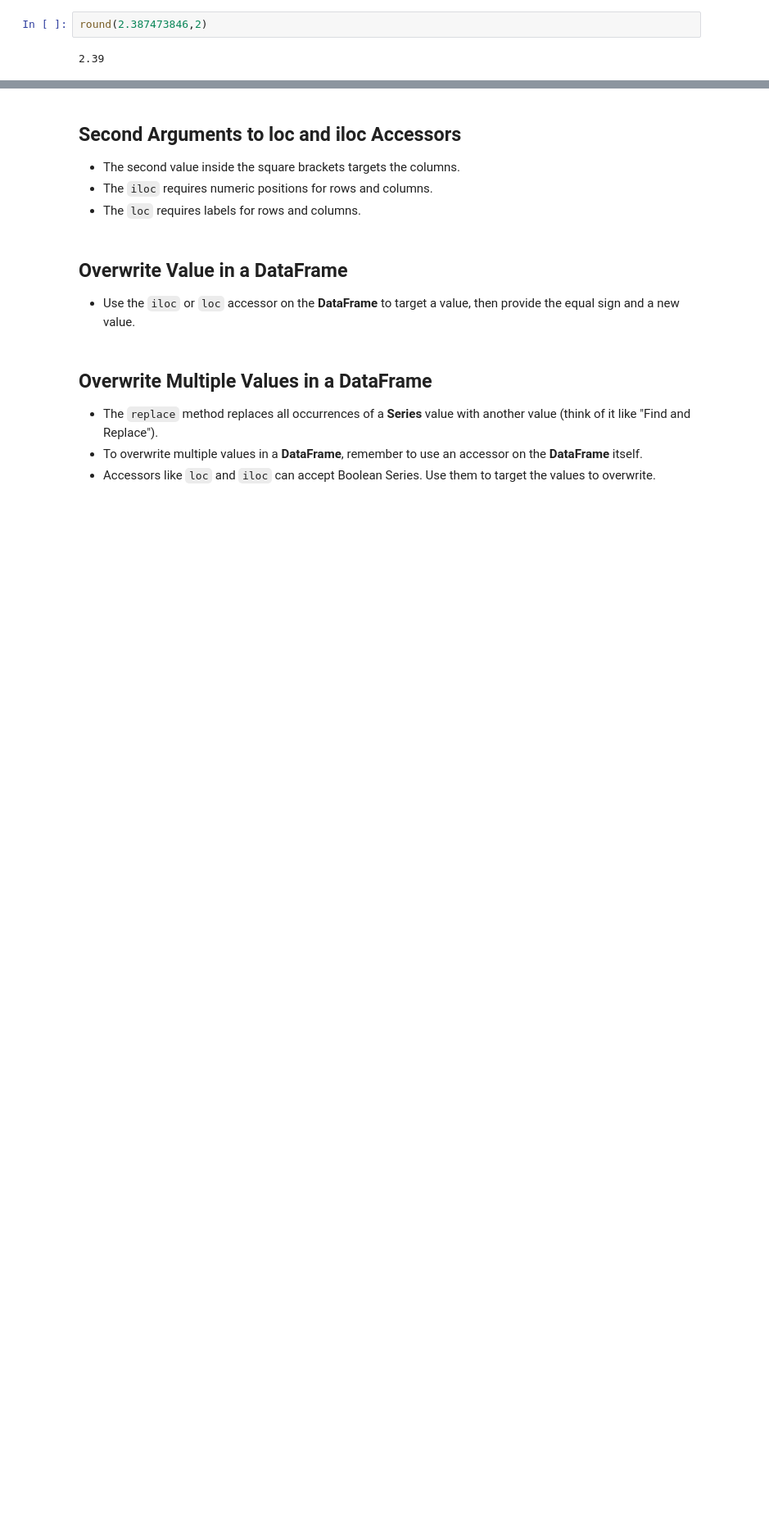
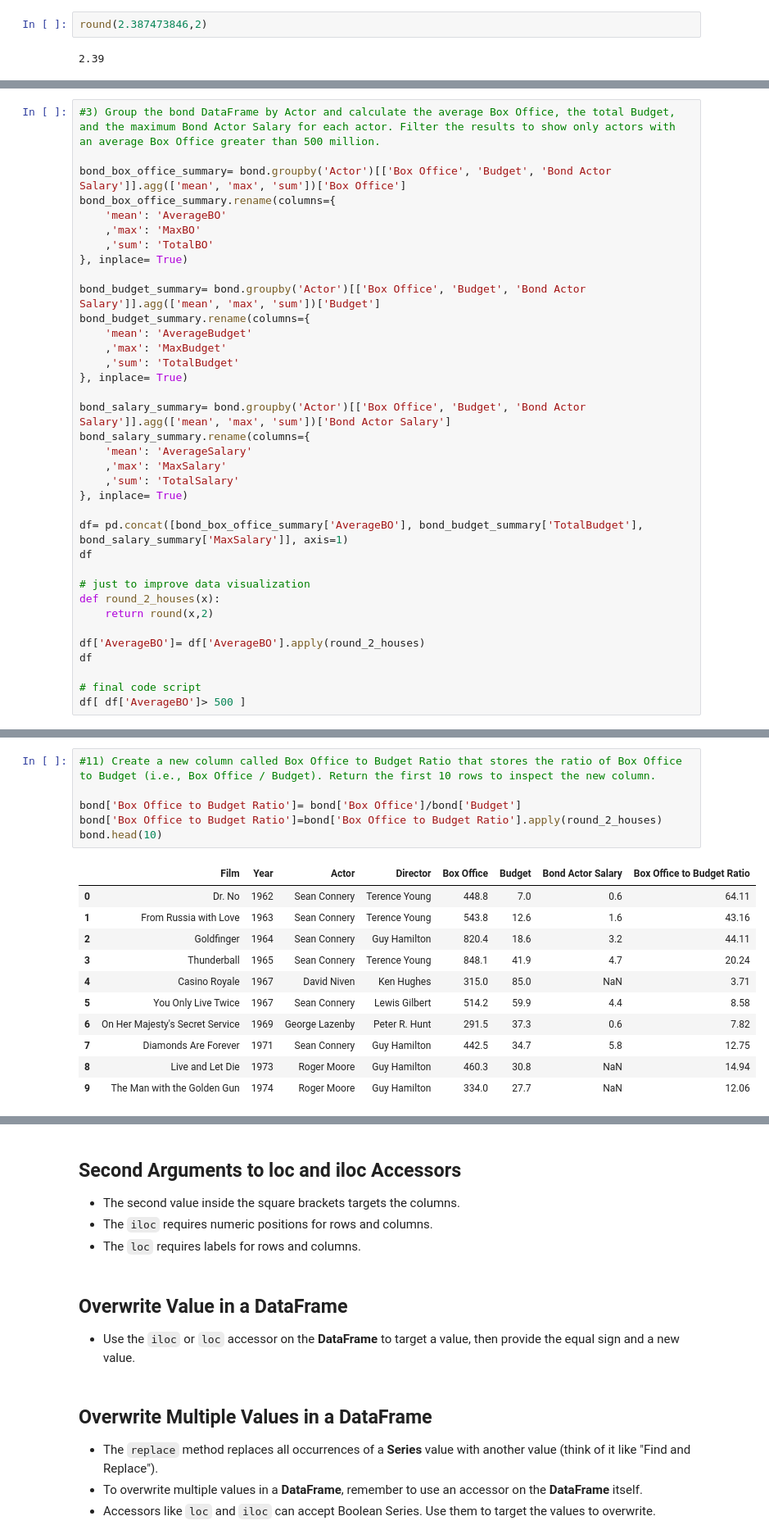
Before and after one commit to Lucas01iveira/Data-Engineering, a Jupyter notebook: Data Analysis with Pandas and Python/materials/pandas/Incomplete/06 - DataFrames III - Data Extraction.ipynb, the cells around one changed output, grey strips where cells are left out. Shown: that part at 82% size. Saved outputs shown, nothing was run; the diff lists cells and outputs as text; blank space fills up the shorter version.

```diff
--- a/Data Analysis with Pandas and Python/materials/pandas/Incomplete/06 - DataFrames III - Data Extraction.ipynb
+++ b/Data Analysis with Pandas and Python/materials/pandas/Incomplete/06 - DataFrames III - Data Extraction.ipynb
@@ -322,0 +323,36 @@ bond.iloc[ (bond['Box Office'] > box_office_mean).index ][['Film', 'Year', 'Box
+# %%
+#3) Group the bond DataFrame by Actor and calculate the average Box Office, the total Budget, and the maximum Bond Actor Salary for each actor. Filter the results to show only actors with an average Box Office greater than 500 million.
+
+bond_box_office_summary= bond.groupby('Actor')[['Box Office', 'Budget', 'Bond Actor Salary']].agg(['mean', 'max', 'sum'])['Box Office']
+bond_box_office_summary.rename(columns={
+    'mean': 'AverageBO'
+    ,'max': 'MaxBO'
+    ,'sum': 'TotalBO'
+}, inplace= True)
+
+bond_budget_summary= bond.groupby('Actor')[['Box Office', 'Budget', 'Bond Actor Salary']].agg(['mean', 'max', 'sum'])['Budget']
+bond_budget_summary.rename(columns={
+    'mean': 'AverageBudget'
+    ,'max': 'MaxBudget'
+    ,'sum': 'TotalBudget'
+}, inplace= True)
+
+bond_salary_summary= bond.groupby('Actor')[['Box Office', 'Budget', 'Bond Actor Salary']].agg(['mean', 'max', 'sum'])['Bond Actor Salary']
+bond_salary_summary.rename(columns={
+    'mean': 'AverageSalary'
+    ,'max': 'MaxSalary'
+    ,'sum': 'TotalSalary'
+}, inplace= True)
+
+df= pd.concat([bond_box_office_summary['AverageBO'], bond_budget_summary['TotalBudget'], bond_salary_summary['MaxSalary']], axis=1)
+df
+
+# just to improve data visualization
+def round_2_houses(x):
+    return round(x,2)
+
+df['AverageBO']= df['AverageBO'].apply(round_2_houses)
+df
+
+# final code script
+df[ df['AverageBO']> 500 ]
@@ -322,0 +481,18 @@ bond.iloc[ (bond['Box Office'] > box_office_mean).index ][['Film', 'Year', 'Box
+# %%
+#11) Create a new column called Box Office to Budget Ratio that stores the ratio of Box Office to Budget (i.e., Box Office / Budget). Return the first 10 rows to inspect the new column.
+
+bond['Box Office to Budget Ratio']= bond['Box Office']/bond['Budget']
+bond['Box Office to Budget Ratio']=bond['Box Office to Budget Ratio'].apply(round_2_houses)
+bond.head(10)
+# %% [output]
+|  | Film | Year | Actor | Director | Box Office | Budget | Bond Actor Salary | Box Office to Budget Ratio |
+| 0 | Dr. No | 1962 | Sean Connery | Terence Young | 448.8 | 7.0 | 0.6 | 64.11 |
+| 1 | From Russia with Love | 1963 | Sean Connery | Terence Young | 543.8 | 12.6 | 1.6 | 43.16 |
+| 2 | Goldfinger | 1964 | Sean Connery | Guy Hamilton | 820.4 | 18.6 | 3.2 | 44.11 |
+| 3 | Thunderball | 1965 | Sean Connery | Terence Young | 848.1 | 41.9 | 4.7 | 20.24 |
+| 4 | Casino Royale | 1967 | David Niven | Ken Hughes | 315.0 | 85.0 | NaN | 3.71 |
+| 5 | You Only Live Twice | 1967 | Sean Connery | Lewis Gilbert | 514.2 | 59.9 | 4.4 | 8.58 |
+| 6 | On Her Majesty's Secret Service | 1969 | George Lazenby | Peter R. Hunt | 291.5 | 37.3 | 0.6 | 7.82 |
+| 7 | Diamonds Are Forever | 1971 | Sean Connery | Guy Hamilton | 442.5 | 34.7 | 5.8 | 12.75 |
+| 8 | Live and Let Die | 1973 | Roger Moore | Guy Hamilton | 460.3 | 30.8 | NaN | 14.94 |
+| 9 | The Man with the Golden Gun | 1974 | Roger Moore | Guy Hamilton | 334.0 | 27.7 | NaN | 12.06 |
```
Also changed, not shown: parts of 20 cells of this notebook.
